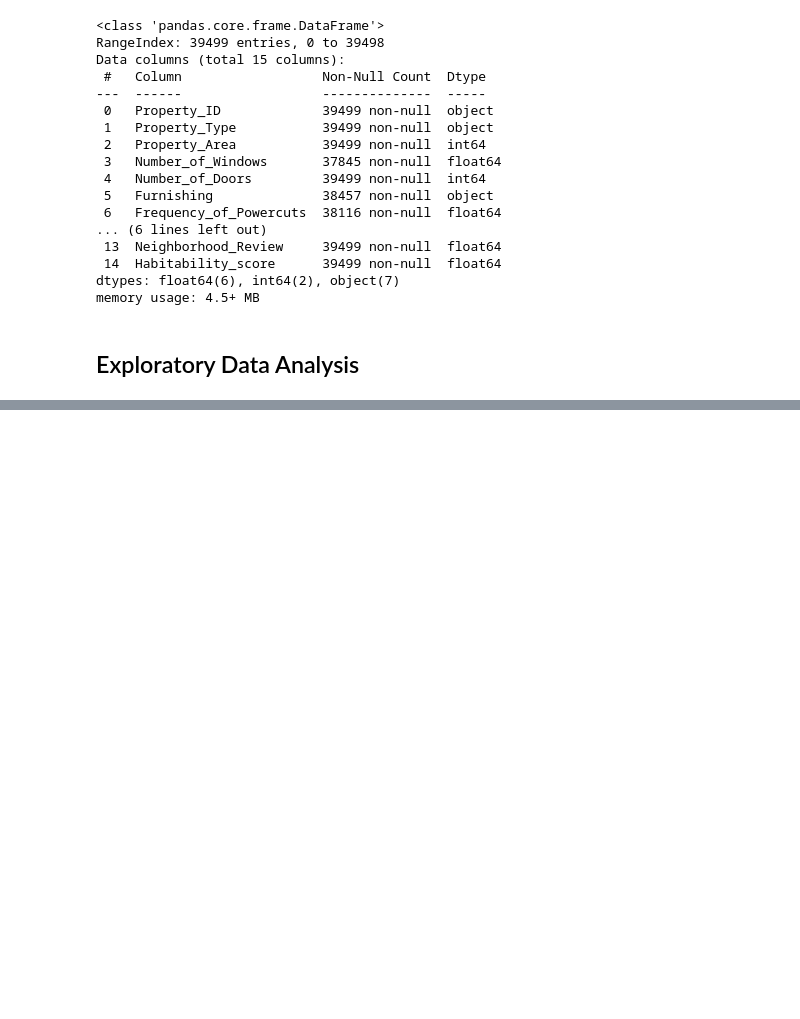
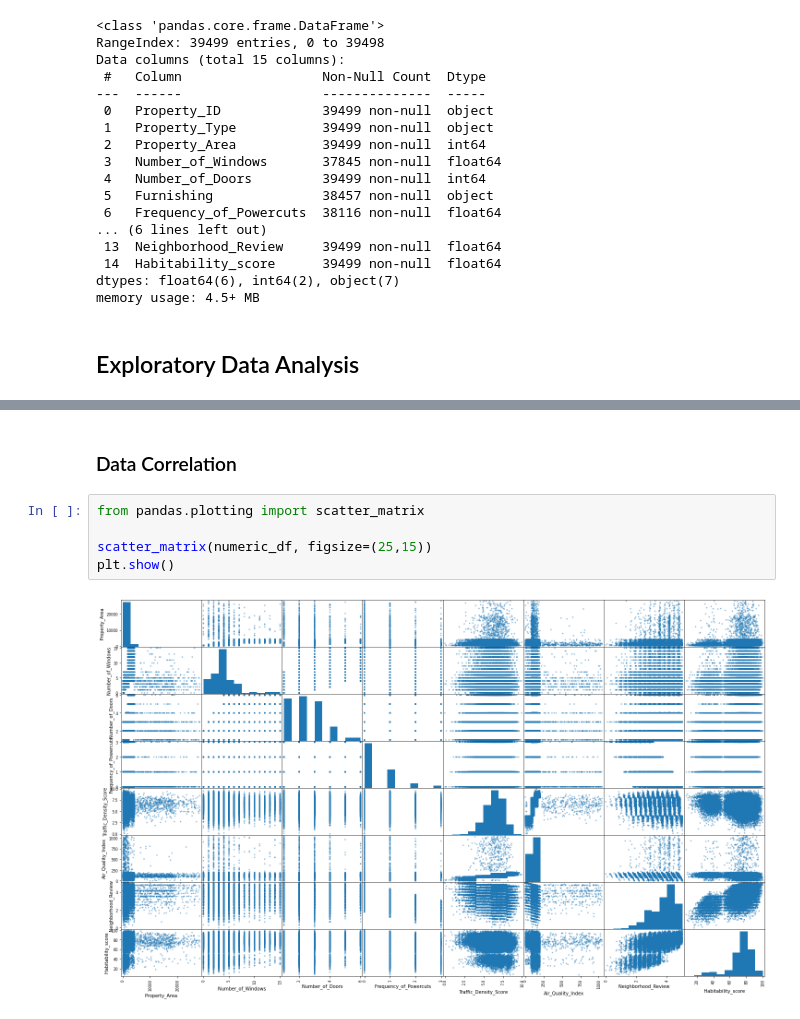
Before and after one commit to poolGolez/tf-playground, a Jupyter notebook: exercises/[regression]_habitability.ipynb, the cells around one changed output, grey strips where cells are left out. Cells and saved outputs as stored; diff of their text form; blank space fills up the shorter version.

```diff
--- a/exercises/[regression]_habitability.ipynb
+++ b/exercises/[regression]_habitability.ipynb
@@ -72,0 +118,9 @@ memory usage: 4.5+ MB
+# %% [markdown]
+### Data Correlation
+# %%
+from pandas.plotting import scatter_matrix
+
+scatter_matrix(numeric_df, figsize=(25,15))
+plt.show()
+# %% [output]
+[figure, added]
```
Also changed, not shown: parts of 34 cells of this notebook.
